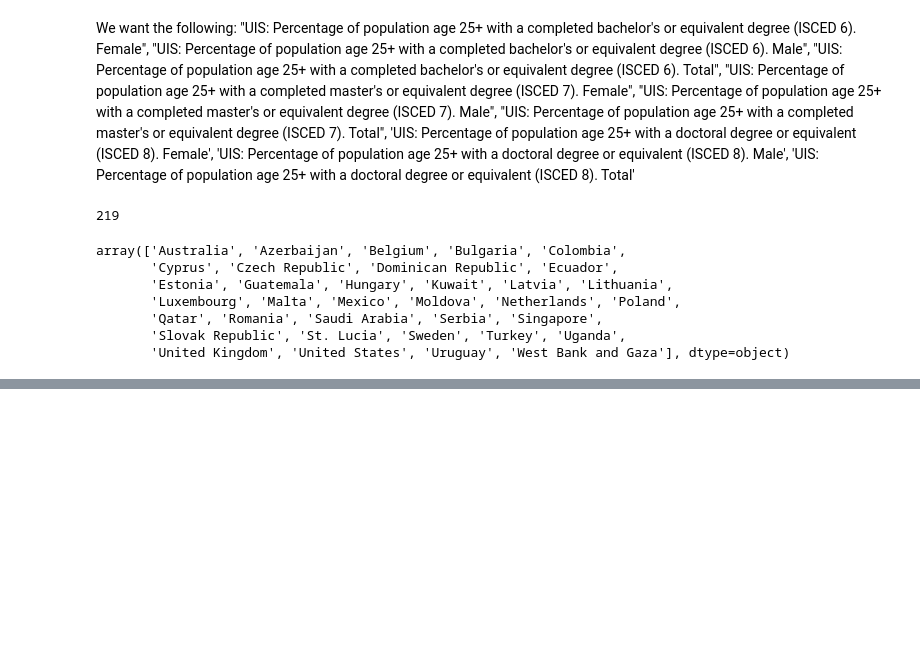
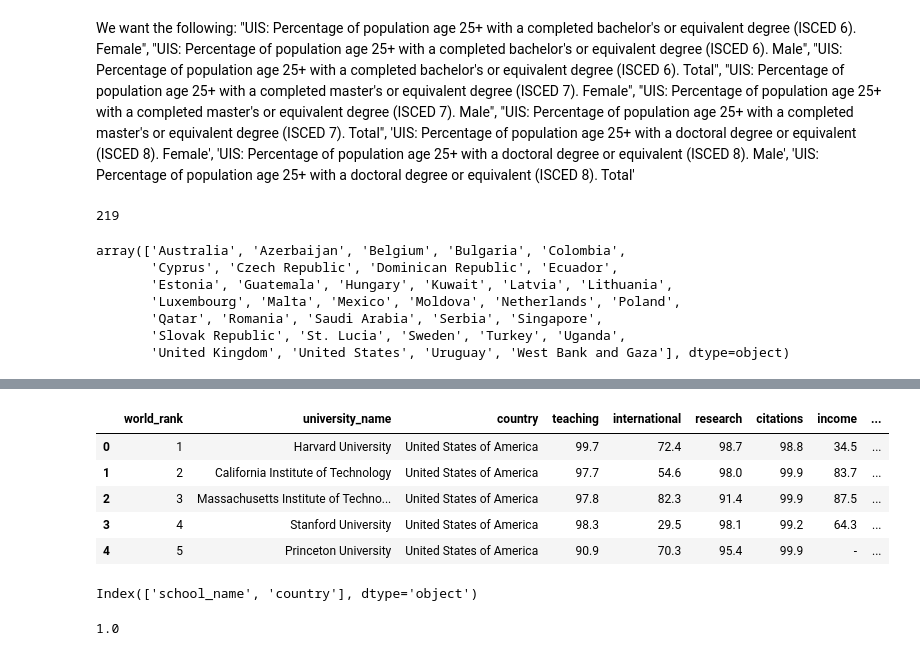
Before and after one commit to devinnicholson/CPE365-Project, a Jupyter notebook: data_cleaning.ipynb, the cells around one changed output, grey strips where cells are left out. Saved outputs shown, nothing was run; the diff lists cells and outputs as text; code cells hidden in the pictures; blank space fills up the shorter version.

```diff
--- a/data_cleaning.ipynb
+++ b/data_cleaning.ipynb
@@ -171,3 +171,8 @@ data = data.rename(columns = {'2013' : 'attainment', 'country_name' : 'country'}
 data.to_csv('data/attainment.csv', index=False)
 # %%
 ?pd.DataFrame.to_csv()
+# %%
+att = pd.read_csv('data/attainment.csv', engine='python')
+exp = pd.read_csv('data/expenditure.csv', engine='python')
+uni = pd.read_csv('data/school_and_country_table.csv', engine='python')
+rank = pd.read_csv('data/timesData.csv', engine='python')
@@ -173,0 +226,13 @@ data.to_csv('data/attainment.csv', index=False)
+# %%
+rank.head()
+# %% [output]
+|  | world_rank | university_name | country | teaching | international | research | citations | income | ... |
+| 0 | 1 | Harvard University | United States of America | 99.7 | 72.4 | 98.7 | 98.8 | 34.5 | ... |
+| 1 | 2 | California Institute of Technology | United States of America | 97.7 | 54.6 | 98.0 | 99.9 | 83.7 | ... |
+| 2 | 3 | Massachusetts Institute of Techno... | United States of America | 97.8 | 82.3 | 91.4 | 99.9 | 87.5 | ... |
+| 3 | 4 | Stanford University | United States of America | 98.3 | 29.5 | 98.1 | 99.2 | 64.3 | ... |
+| 4 | 5 | Princeton University | United States of America | 90.9 | 70.3 | 95.4 | 99.9 | - | ... |
+# %%
+uni.columns
+# %% [output]
+Index(['school_name', 'country'], dtype='object')
@@ -173,0 +242,4 @@ data.to_csv('data/attainment.csv', index=False)
+# %%
+sum(match)/len(match)
+# %% [output]
+1.0
```
Also changed, not shown: parts of 49 cells of this notebook, 11 other files.
